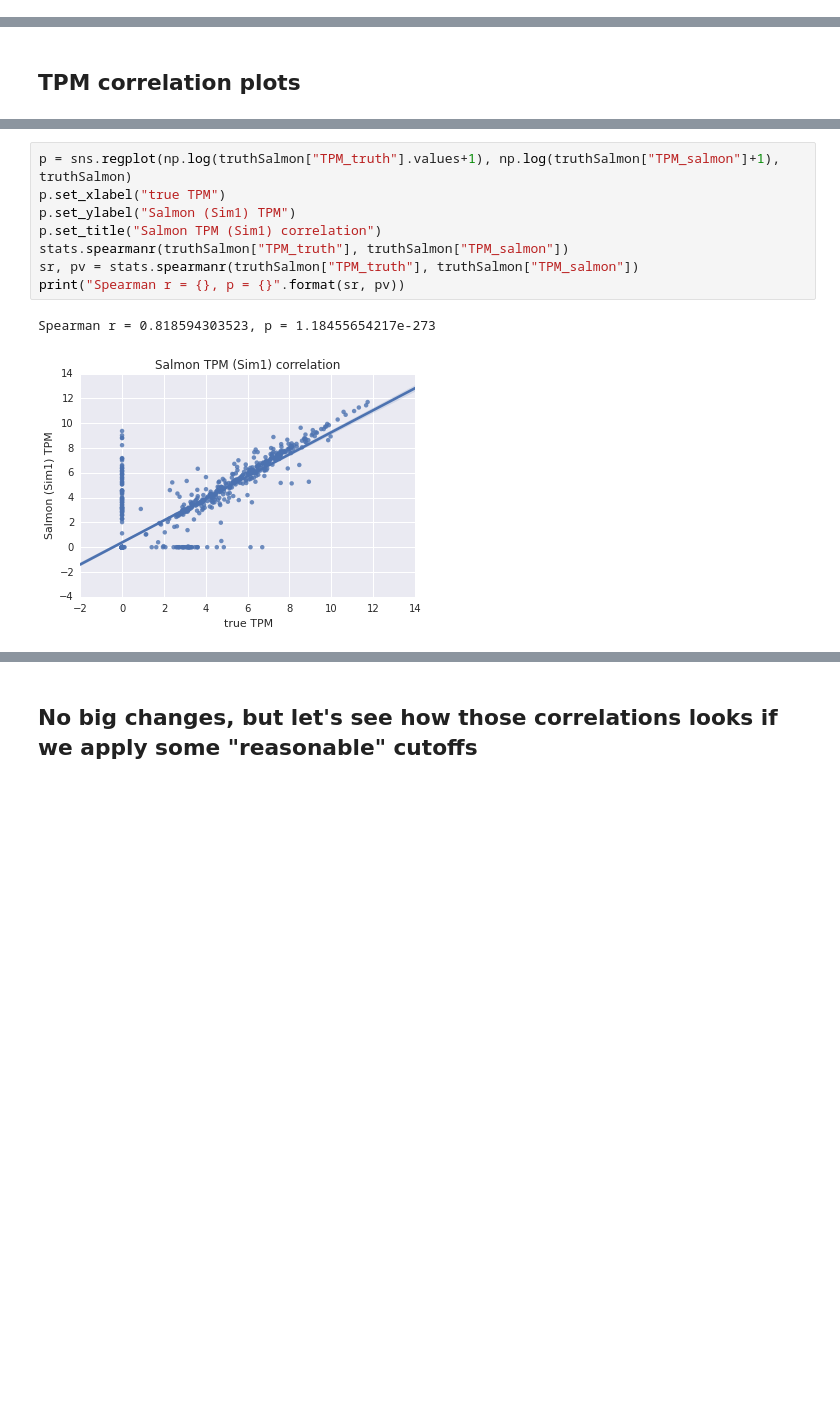
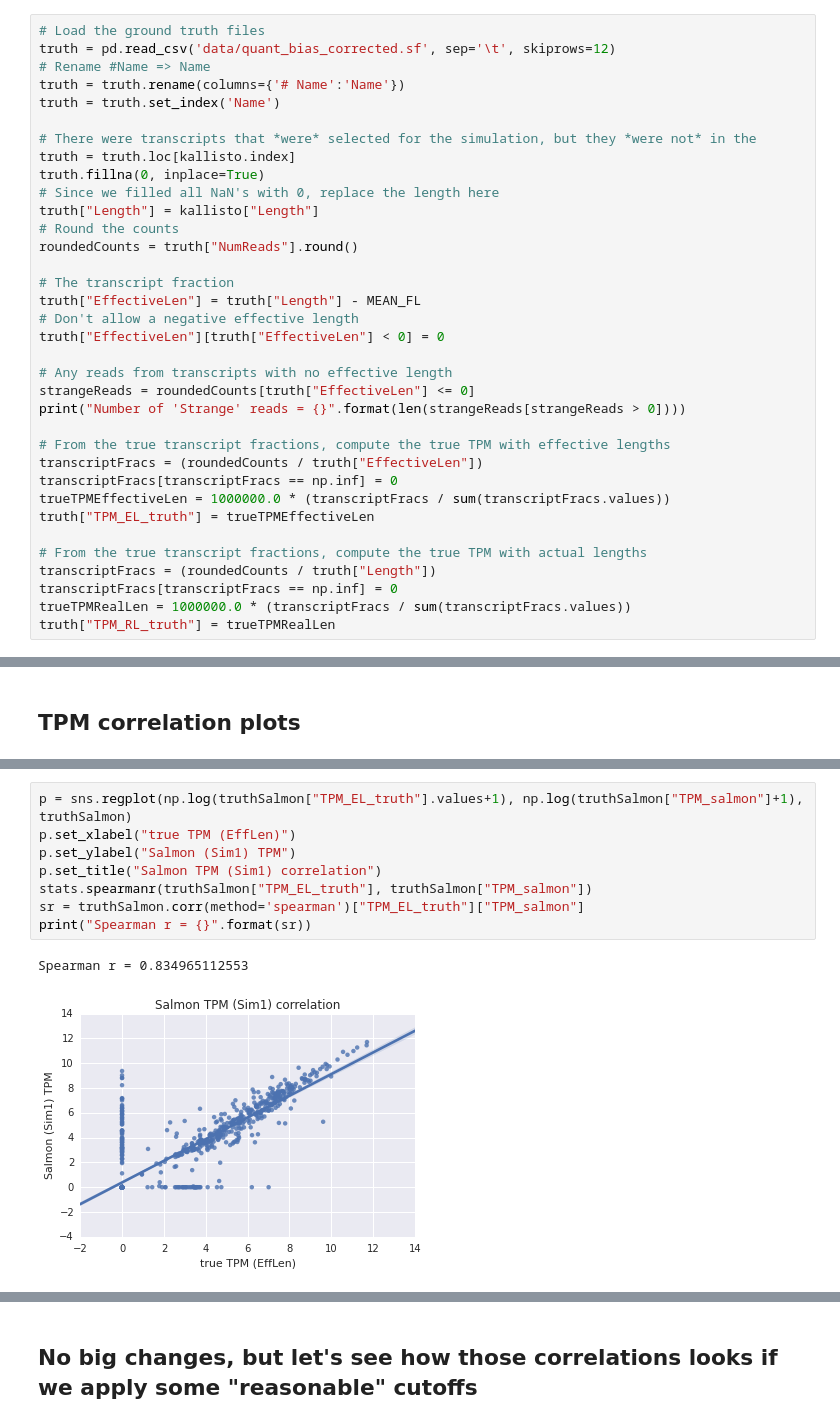
Before and after one commit to Bioinformatics-Support-Unit/transcriptome_quantification, a Jupyter notebook: PythonAnalysis.ipynb, the cells around one changed output, grey strips where cells are left out. Drawn from its saved outputs; the diff is of its cells as text; blank space fills up the shorter version.

```diff
--- a/PythonAnalysis.ipynb
+++ b/PythonAnalysis.ipynb
@@ -84,0 +77,35 @@ truth["TPM"] = 1000000.0 * (truth["TPM"] / truth["TPM"].sum())
+# %%
+# Load the ground truth files
+truth = pd.read_csv('data/quant_bias_corrected.sf', sep='\t', skiprows=12)
+# Rename #Name => Name
+truth = truth.rename(columns={'# Name':'Name'})
+truth = truth.set_index('Name')
+
+# There were transcripts that *were* selected for the simulation, but they *were not* in the
+truth = truth.loc[kallisto.index]
+truth.fillna(0, inplace=True)
+# Since we filled all NaN's with 0, replace the length here
+truth["Length"] = kallisto["Length"]
+# Round the counts
+roundedCounts = truth["NumReads"].round()
+
+# The transcript fraction
+truth["EffectiveLen"] = truth["Length"] - MEAN_FL
+# Don't allow a negative effective length
+truth["EffectiveLen"][truth["EffectiveLen"] < 0] = 0
+
+# Any reads from transcripts with no effective length
+strangeReads = roundedCounts[truth["EffectiveLen"] <= 0]
+print("Number of 'Strange' reads = {}".format(len(strangeReads[strangeReads > 0])))
+
+# From the true transcript fractions, compute the true TPM with effective lengths
+transcriptFracs = (roundedCounts / truth["EffectiveLen"])
+transcriptFracs[transcriptFracs == np.inf] = 0
+trueTPMEffectiveLen = 1000000.0 * (transcriptFracs / sum(transcriptFracs.values))
+truth["TPM_EL_truth"] = trueTPMEffectiveLen
+
+# From the true transcript fractions, compute the true TPM with actual lengths
+transcriptFracs = (roundedCounts / truth["Length"])
+transcriptFracs[transcriptFracs == np.inf] = 0
+trueTPMRealLen = 1000000.0 * (transcriptFracs / sum(transcriptFracs.values))
+truth["TPM_RL_truth"] = trueTPMRealLen
@@ -146,12 +175,12 @@ Spearman r = 0.818121283774, p = 4.44058472391e-273
 # %%
-p = sns.regplot(np.log(truthSalmon["TPM_truth"].values+1), np.log(truthSalmon["TPM_salmon"]+1), truthSalmon)
-p.set_xlabel("true TPM")
+p = sns.regplot(np.log(truthSalmon["TPM_EL_truth"].values+1), np.log(truthSalmon["TPM_salmon"]+1), truthSalmon)
+p.set_xlabel("true TPM (EffLen)")
 p.set_ylabel("Salmon (Sim1) TPM")
 p.set_title("Salmon TPM (Sim1) correlation")
-stats.spearmanr(truthSalmon["TPM_truth"], truthSalmon["TPM_salmon"])
-sr, pv = stats.spearmanr(truthSalmon["TPM_truth"], truthSalmon["TPM_salmon"])
-print("Spearman r = {}, p = {}".format(sr, pv))
+stats.spearmanr(truthSalmon["TPM_EL_truth"], truthSalmon["TPM_salmon"])
+sr = truthSalmon.corr(method='spearman')["TPM_EL_truth"]["TPM_salmon"]
+print("Spearman r = {}".format(sr))
 # %% [output]
-Spearman r = 0.818594303523, p = 1.18455654217e-273
+Spearman r = 0.834965112553
-[figure, old version]
+[figure, new version]
 # %%
```
Also changed, not shown: parts of 29 cells of this notebook.
